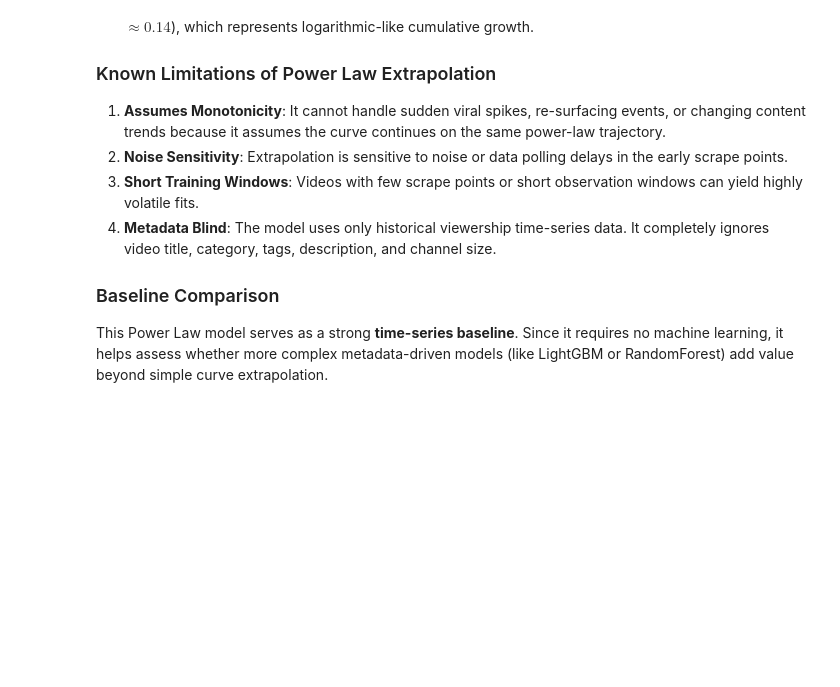
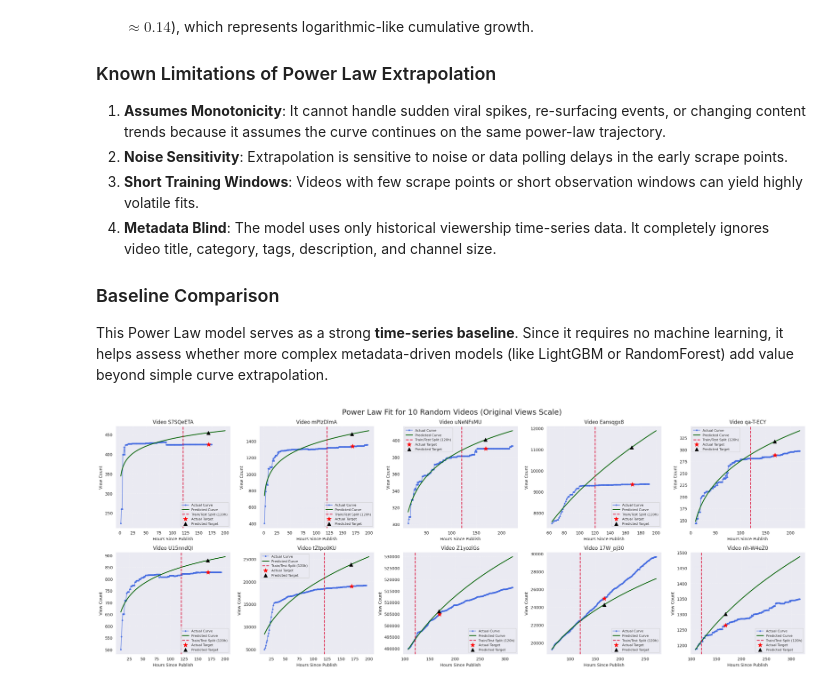
Before and after one commit to Manuja-Ranathunga/TrendCast, a Jupyter notebook: models/power_law_baseline.ipynb, the cells around one changed output. Saved outputs shown, nothing was run; the diff lists cells and outputs as text; code cells hidden in the pictures; blank space fills up the shorter version.

```diff
--- a/models/power_law_baseline.ipynb
+++ b/models/power_law_baseline.ipynb
@@ -697,3 +781,88 @@ AWuX_RL2ifk       24887.0     24893.493528 1.000261  1.875813e-03            19
 
 ### Baseline Comparison
 This Power Law model serves as a strong **time-series baseline**. Since it requires no machine learning, it helps assess whether more complex metadata-driven models (like LightGBM or RandomForest) add value beyond simple curve extrapolation.
+# %%
+# Plot 10 random eligible videos on the original views scale
+if 'results_df' not in globals() or 'ts_eligible' not in globals():
+    raise NameError("Required variables results_df and ts_eligible must exist before running this cell.")
+
+if len(results_df) == 0:
+    raise ValueError("results_df is empty, so there are no videos to plot.")
+
+num_videos_to_plot = min(10, len(results_df))
+rng = np.random.default_rng(42)
+selected_vids = rng.choice(results_df['video_id'].unique(), size=num_videos_to_plot, replace=False)
+
+fig, axes = plt.subplots(2, 5, figsize=(24, 9), sharey=False)
+axes = axes.flatten()
+
+for i, vid in enumerate(selected_vids):
+    ax = axes[i]
+    vid_data = ts_eligible[ts_eligible['video_id'] == vid].sort_values('hours_since_publish')
+    row_info = results_df[results_df['video_id'] == vid].iloc[0]
+
+    # Actual observed curve
+    ax.plot(
+        vid_data['hours_since_publish'],
+        vid_data['view_count'],
+        color='royalblue',
+        marker='o',
+        markersize=3,
+        linewidth=1.5,
+        alpha=0.75,
+        label='Actual Curve'
+    )
+
+    # Fitted power-law curve
+    hours_smooth = np.linspace(max(1.0, vid_data['hours_since_publish'].min()), max(200.0, vid_data['hours_since_publish'].max()), 300)
+    predicted_curve = np.exp(row_info['b'] * np.log(hours_smooth) + row_info['log_a'])
+    ax.plot(
+        hours_smooth,
+        predicted_curve,
+        color='darkgreen',
+        linewidth=2,
+        label='Predicted Curve'
+    )
+
+    # Train/test separation line
+    ax.axvline(120, color='crimson', linestyle='--', linewidth=1.8, label='Train/Test Split (120h)')
+
+    # Mark the target point near 168 hours
+    target_scrapes = vid_data[vid_data['hours_since_publish'] >= 168]
+    if len(target_scrapes) > 0:
+        closest_target_idx = (target_scrapes['hours_since_publish'] - 168).abs().idxmin()
+        target_row = target_scrapes.loc[closest_target_idx]
+        ax.scatter(
+            target_row['hours_since_publish'],
+            target_row['view_count'],
+            color='red',
+            marker='*',
+            s=110,
+            zorder=5,
+            label='Actual Target'
+        )
+        ax.scatter(
+            168.0,
+            row_info['predicted_views'],
+            color='black',
+            marker='^',
+            s=70,
+            zorder=5,
+            label='Predicted Target'
+        )
+
+    ax.set_title(f"Video {vid[-8:]}")
+    ax.set_xlabel('Hours Since Publish')
+    ax.set_ylabel('View Count')
+    ax.grid(True, linestyle='--', alpha=0.3)
+    ax.legend(fontsize=8)
+
+# Hide any unused axes if fewer than 10 videos are available
+for j in range(num_videos_to_plot, len(axes)):
+    axes[j].axis('off')
+
+plt.suptitle('Power Law Fit for 10 Random Videos (Original Views Scale)', fontsize=18)
+plt.tight_layout()
+plt.show()
+# %% [output]
+[figure, added]
```
Also changed, not shown: parts of 6 cells of this notebook.
